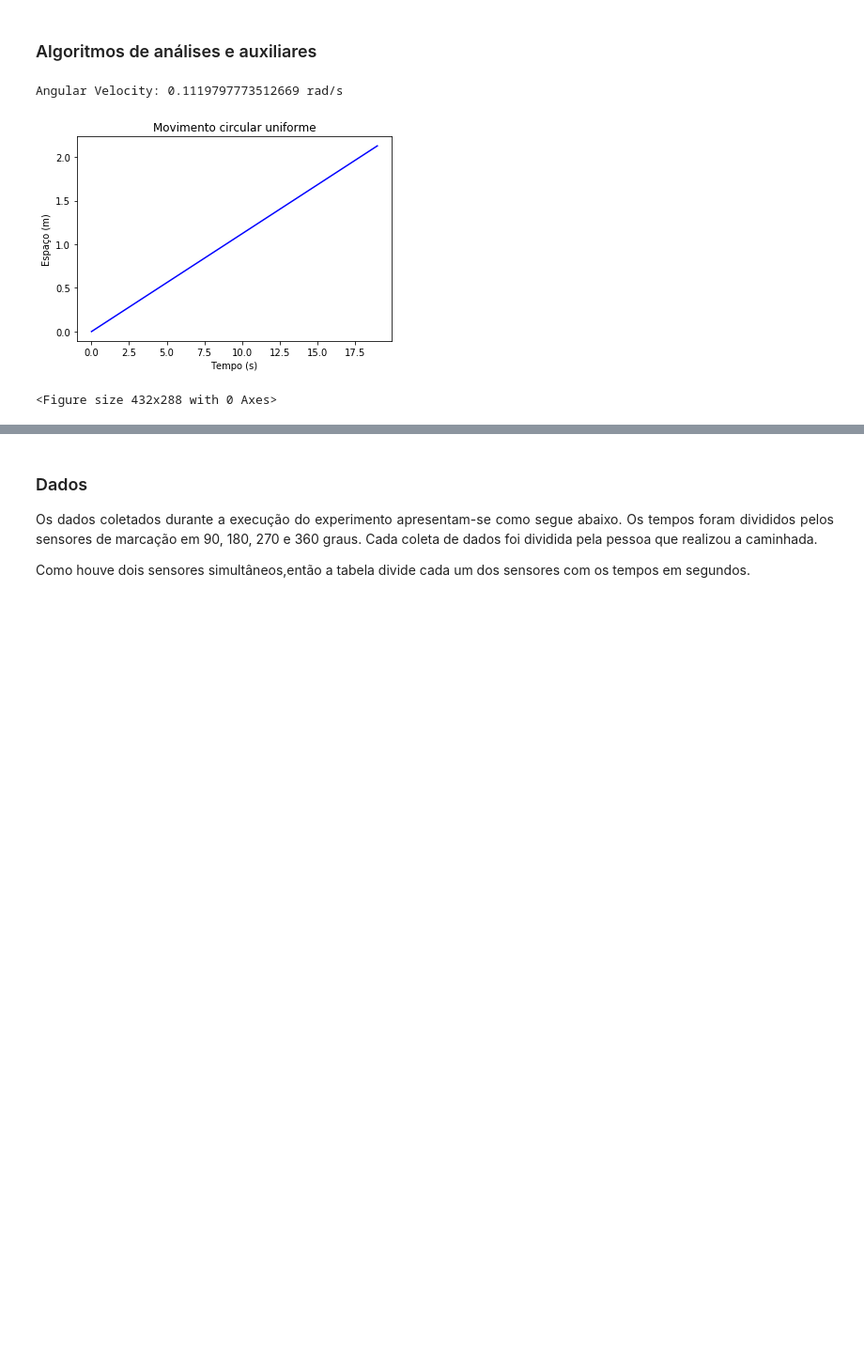
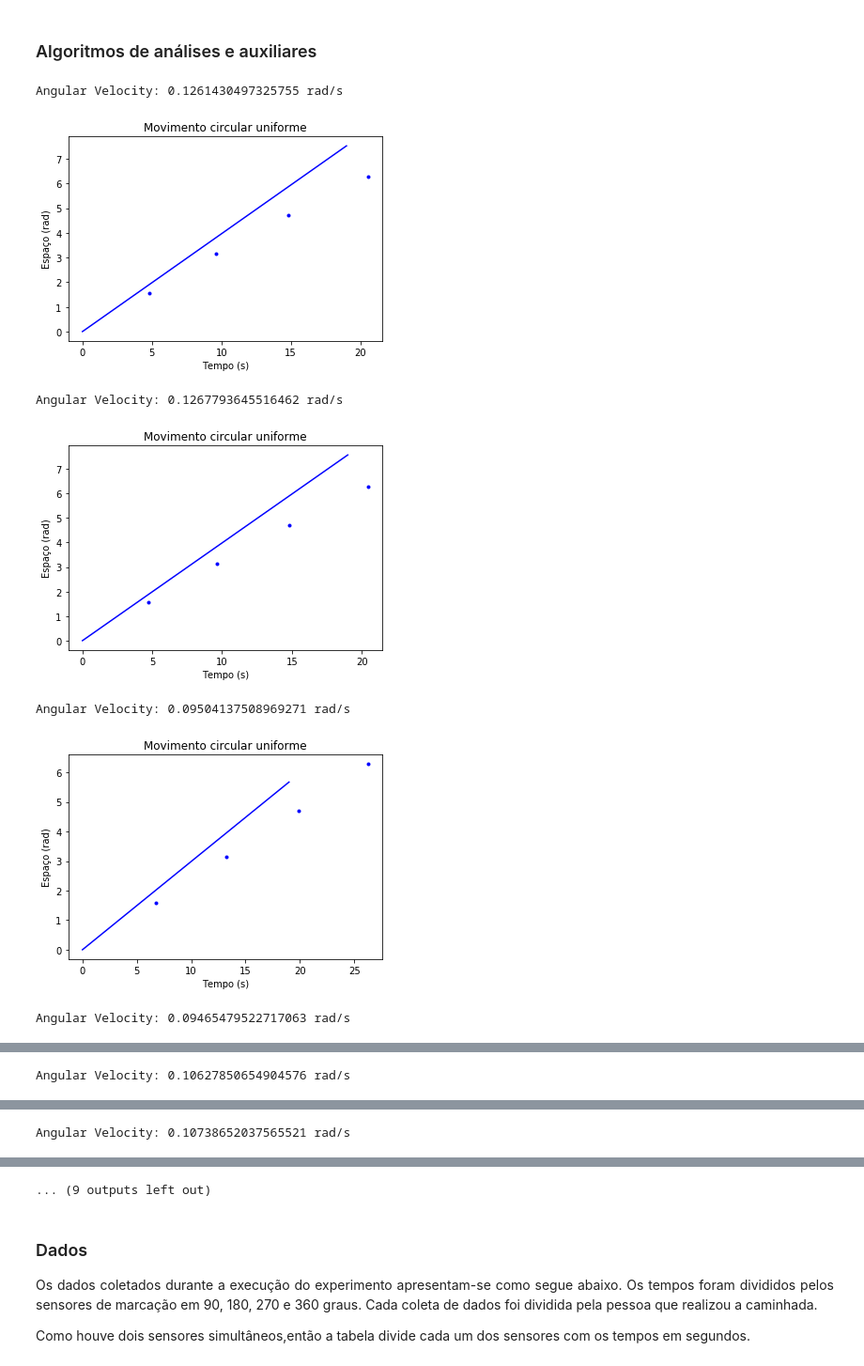
Before and after one commit to victorhmp/mac209, a Jupyter notebook: EP02/EP02-Relatorio.ipynb, the cells around one changed output, grey strips where cells are left out. Shown: that part at 94% size. Saved outputs shown, nothing was run; the diff lists cells and outputs as text; code cells hidden in the pictures; blank space fills up the shorter version.

Commit message:
Plot experimental points for Circular Motion
Signed-off-by: Victor Hugo M. Pinto <victor2142@gmail.com>

```diff
--- a/EP02/EP02-Relatorio.ipynb
+++ b/EP02/EP02-Relatorio.ipynb
@@ -194,8 +180,8 @@ def ac(do, dt):
     return do/dt
 
 # phi(t), for Uniform Motion
-def phiT(phi_0, t, av):
-    return t*av
+def phiT(t, av):
+    return (t*av)*radians(180)
 # %%
 # calculates average velocity, print it to StdOut and plot graphs for Uniform Motion
 def calc_vel_and_plot(dataset, coord_x, coord_y, plot_color):
@@ -205,28 +191,29 @@ def calc_vel_and_plot(dataset, coord_x, coord_y, plot_color):
     ang_velocity = omega(delta_phi, delta_t)
     print(("Angular Velocity: %s rad/s") % (ang_velocity))
 
+    X = timeline
     Y = phi
-    X = timeline
 
-    for index, value in enumerate(X):
-        if (index == 0):
-            continue
-        else:
-            X[index] = X[index-1] + value
+    plt.plot(X, Y, '.', color=plot_color)
 
-    positions_plot = [phiT(s[0], i, ang_velocity) for i in range(20)] # s[0] comes from constants
+    positions_plot = [phiT(i, ang_velocity) for i in range(20)] # s[0] comes from constants
     plt.plot(time_plot, positions_plot, color = plot_color)
 # %%
-def setup_and_save_plot(title, xlabel="Tempo (s)", ylabel="Espaço (π rad)"
+def setup_and_save_plot(title, xlabel="Tempo (s)", ylabel="Espaço (rad)"):
     plt.title(title)
     plt.xlabel(xlabel)
     plt.ylabel(ylabel)
     plt.show()
     plt.clf()
 # %%
-calc_vel_and_plot(dataset, (2), [2, 6], 'blue')
-setup_and_save_plot("Movimento circular uniforme")
+for i in range(10):
+    calc_vel_and_plot(dataset, (i), [2, 7], 'blue')
+    setup_and_save_plot("Movimento circular uniforme")
 # %% [output]
-Angular Velocity: 0.1119797773512669 rad/s
+Angular Velocity: 0.1261430497325755 rad/s
-[figure, old version]
+[figure, new version]
-<Figure size 432x288 with 0 Axes>
+Angular Velocity: 0.1267793645516462 rad/s
+[figure, added]
+Angular Velocity: 0.09504137508969271 rad/s
+[figure, added]
+Angular Velocity: 0.09465479522717063 rad/s
@@ -232,0 +221 @@ Angular Velocity: 0.1119797773512669 rad/s
+Angular Velocity: 0.10627850654904576 rad/s
@@ -232,0 +223 @@ Angular Velocity: 0.1119797773512669 rad/s
+Angular Velocity: 0.10738652037565521 rad/s
@@ -233,3 +225,4 @@ Angular Velocity: 0.1119797773512669 rad/s
+... (9 outputs left out)
 # %% [markdown]
 ### Dados
 
```
Also changed, not shown: parts of 8 cells of this notebook.
